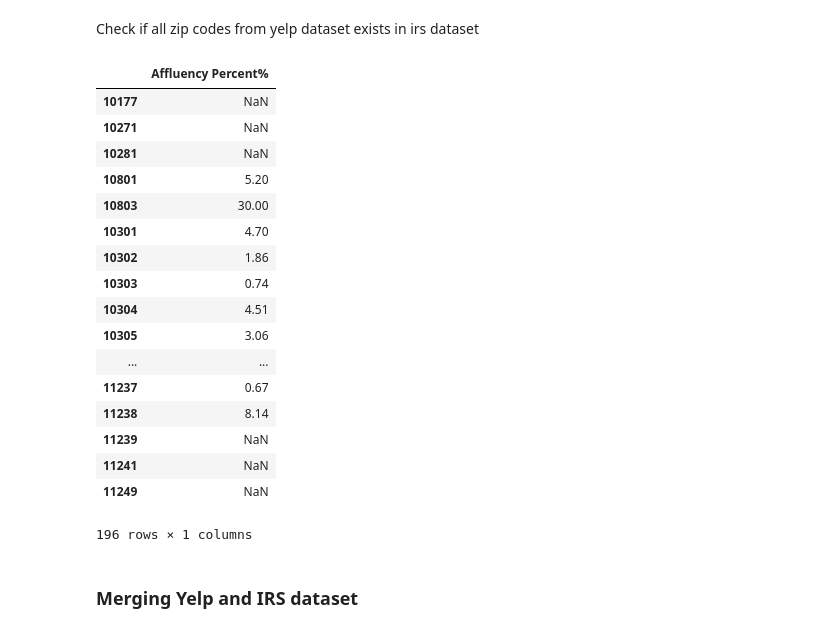
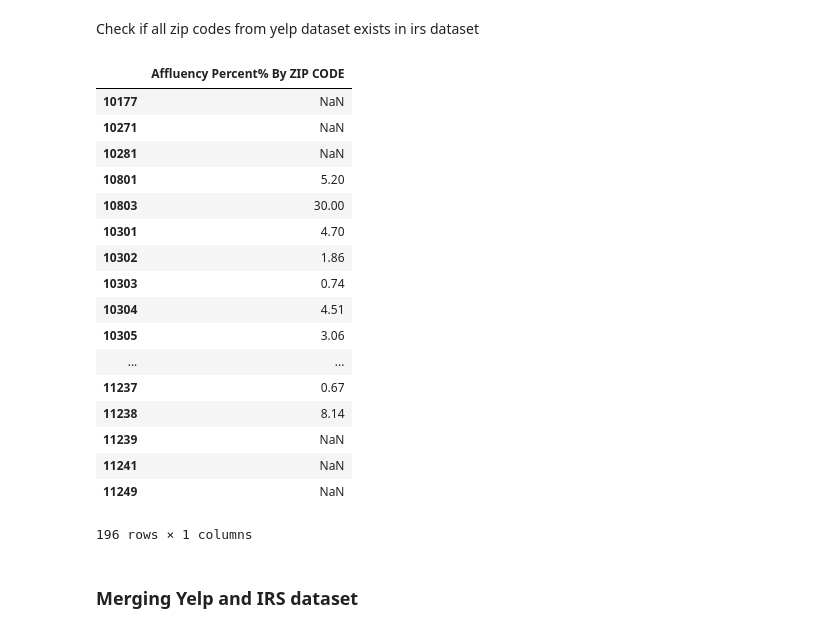
Before and after one commit to Shaddyjr/predicting_affluence_using_yelp, a Jupyter notebook: client_project_notebook.ipynb, the cells around one changed output. Drawn from its saved outputs; the diff is of its cells as text; code cells hidden in the pictures.

```diff
--- a/client_project_notebook.ipynb
+++ b/client_project_notebook.ipynb
@@ -212,10 +212,10 @@ for yelp in YELP:
         IRS_Yelp.append(np.nan)
         IRS_Yelp_ZIP.append(yelp)
 # %%
-Afluency_Percent = pd.DataFrame(data = IRS_Yelp, index = IRS_Yelp_ZIP,columns = ['Affluency Percent% By ZIP CO'])
+Afluency_Percent = pd.DataFrame(data = IRS_Yelp, index = IRS_Yelp_ZIP,columns = ['Affluency Percent% By ZIP CODE'])
 Afluency_Percent
 # %% [output]
-|  | Affluency Percent% |
+|  | Affluency Percent% By ZIP CODE |
 | 10177 | NaN |
 | 10271 | NaN |
 | 10281 | NaN |
```
Also changed, not shown: parts of 10 cells of this notebook.
